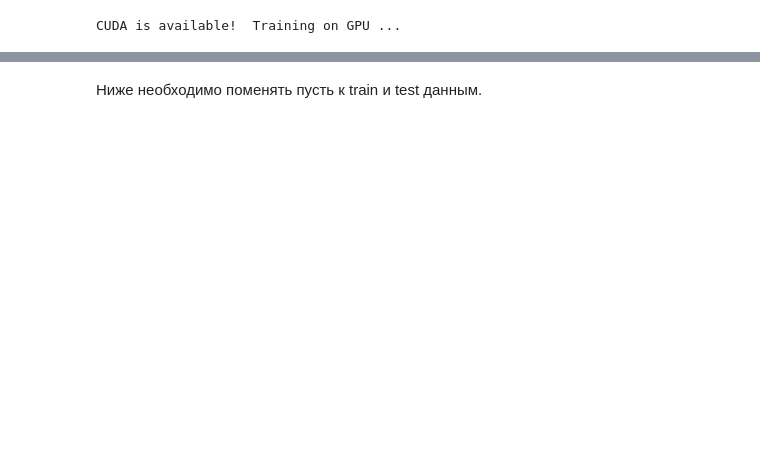
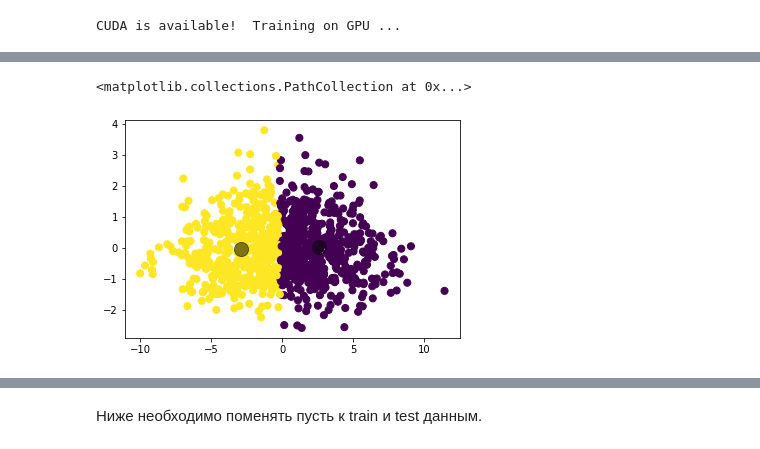
Before and after one commit to pheepa/closed-eye-classification, a Jupyter notebook: kmeans.ipynb, the cells around one changed output, grey strips where cells are left out. Cells and saved outputs as stored; diff of their text form; code cells hidden in the pictures; blank space fills up the shorter version.

```diff
--- a/kmeans.ipynb
+++ b/kmeans.ipynb
@@ -38,0 +89,19 @@ DEVICE = torch.device("cuda")
+# %%
+X_train_pca = pca.transform(X_train)
+X_test_pca = pca.transform(X_test)
+# %%
+kmeans_pca = KMeans(n_clusters=2, random_state=0).fit(X_train_pca)
+# %%
+labels = kmeans_pca.predict(X_test_pca)
+# %%
+centers = kmeans_pca.cluster_centers_
+# %%
+fig = plt.figure()
+ax1 = fig.add_subplot(111)
+
+ax1.scatter(X_test_pca[:, 0], X_test_pca[:, 1], c=labels,
+            s=50, cmap='viridis')
+ax1.scatter(centers[:, 0], centers[:, 1], c='black', s=200, alpha=0.5)
+# %% [output]
+<matplotlib.collections.PathCollection at 0x...>
+[figure, added]
```
Also changed, not shown: parts of 22 cells of this notebook.
